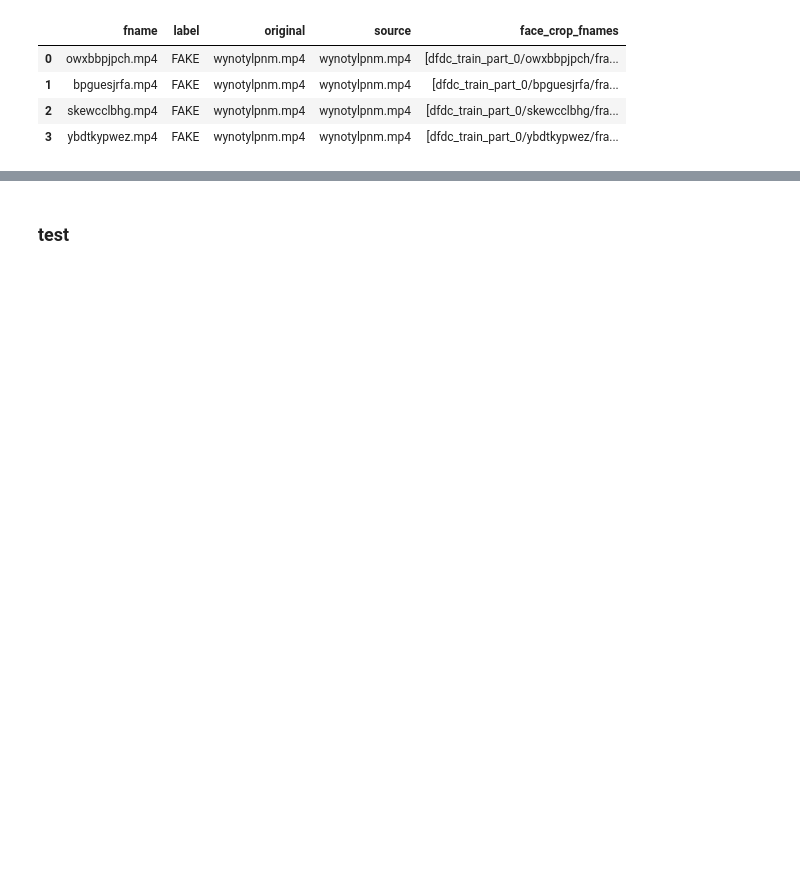
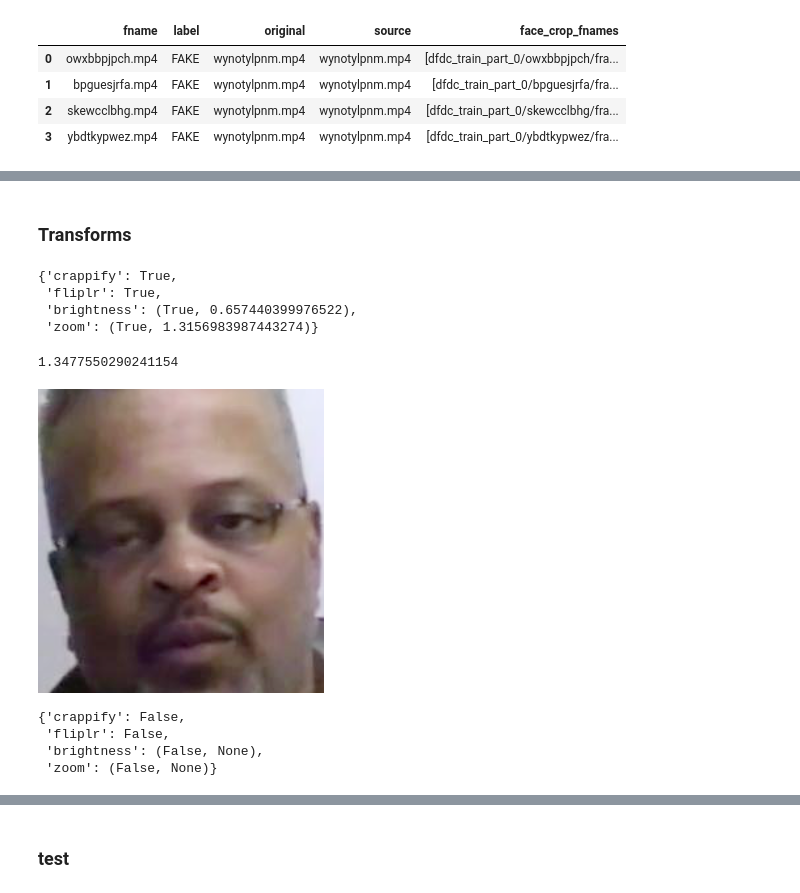
Before and after one commit to KeremTurgutlu/dfdc, a Jupyter notebook: nbs/22_multi_frame_model.ipynb, the cells around one changed output, grey strips where cells are left out. Saved outputs shown, nothing was run; the diff lists cells and outputs as text; code cells hidden in the pictures; blank space fills up the shorter version.

```diff
--- a/nbs/22_multi_frame_model.ipynb
+++ b/nbs/22_multi_frame_model.ipynb
@@ -327,0 +91,8 @@ preds = learner.get_preds()
+# %%
+source2fakes = create_source2fakes(valid_df)
+# %%
+with temporary_seed(42):
+    sourceslist = list(source2fakes.keys())
+    fakeslist = list(np.random.choice(v) for k,v in source2fakes.items())
+    subfnames = np.concatenate([sourceslist, fakeslist])
+    balanced_valid_df = valid_df[valid_df.fname.isin(subfnames)].reset_index(drop=True)
@@ -327,0 +107,2 @@ preds = learner.get_preds()
+# %% [markdown]
+### Transforms
@@ -327,0 +116,46 @@ preds = learner.get_preds()
+# %%
+def get_tfms_dict(crappify_thresh=0.25, fliplr_thresh=0.25, brightness_thresh=0.25, zoom_thresh=0.25):
+    "crappify to low res, flip left-right, change brightness"
+    # crappify
+    crappify_p = np.random.uniform(); do_crappify = crappify_p < crappify_thresh
+    # fliplr
+    fliplr_p = np.random.uniform(); do_fliplr = fliplr_p < fliplr_thresh
+    # change brightness
+    brightness_p = np.random.uniform(); do_brightness = brightness_p < brightness_thresh
+    # zoom
+    zoom_p = np.random.uniform(); do_zoom = zoom_p < zoom_thresh
+
+    if do_brightness: brightness_change = np.random.uniform(0.2,0.8)
+    else: brightness_change = None
+    if do_zoom: zoom_scale = np.random.uniform(1.15,1.35)
+    else: zoom_scale = None
+
+    tfms_dict = {"crappify": do_crappify,
+                 "fliplr": do_fliplr,
+                 "brightness": (do_brightness, brightness_change),
+                 "zoom": (do_zoom, zoom_scale)}
+    return tfms_dict
+# %%
+tfms_dict = get_tfms_dict(1,1,1,1); tfms_dict
+# %% [output]
+{'crappify': True,
+ 'fliplr': True,
+ 'brightness': (True, 0.657440399976522),
+ 'zoom': (True, 1.3156983987443274)}
+# %%
+img = open_image(cropped_path/balanced_valid_df['face_crop_fnames'][0][0])
+zoom_scale = np.random.uniform(1,1.4); print(zoom_scale)
+if tfms_dict['fliplr']: img = flip_lr(img)
+if tfms_dict['brightness'][0]: img = brightness(img, tfms_dict['brightness'][1])
+if tfms_dict['zoom'][0]: img = zoom(img, tfms_dict['zoom'][1])
+img
+# %% [output]
+1.3477550290241154
+[figure, added]
+# %%
+get_tfms_dict(0.25, 0.25, 0.25, 0.25)
+# %% [output]
+{'crappify': False,
+ 'fliplr': False,
+ 'brightness': (False, None),
+ 'zoom': (False, None)}
```
Also changed, not shown: parts of 171 cells of this notebook, 2 other files.
